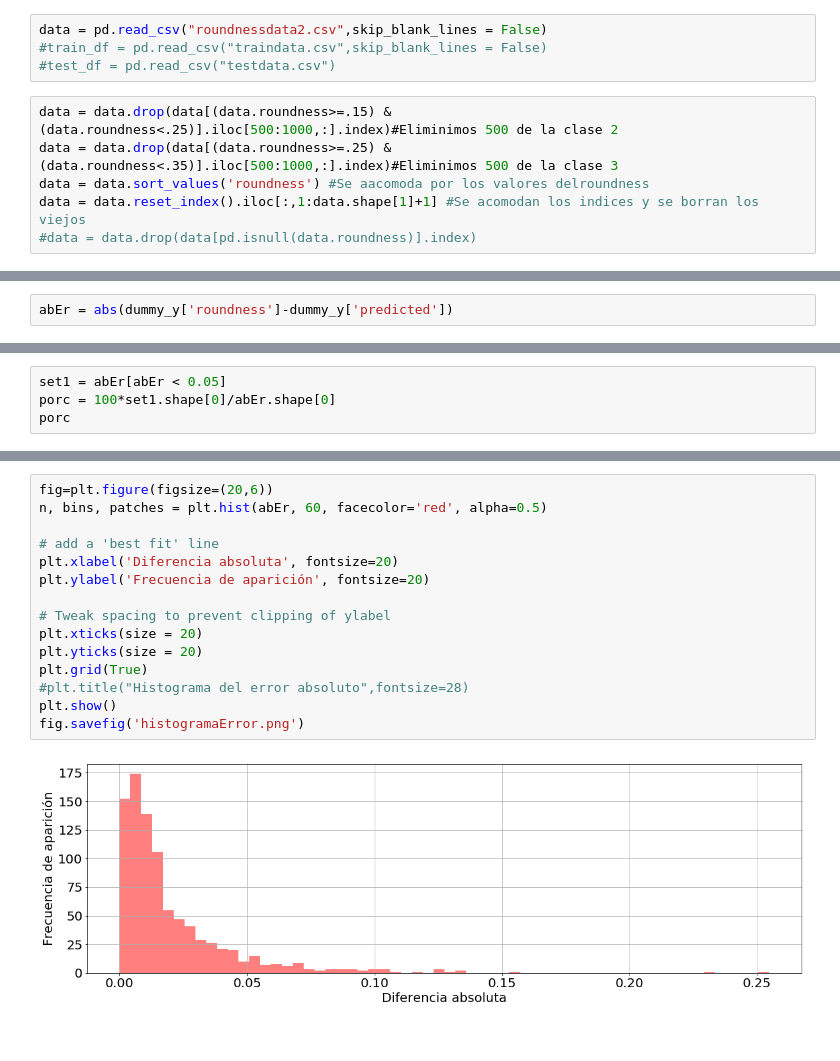
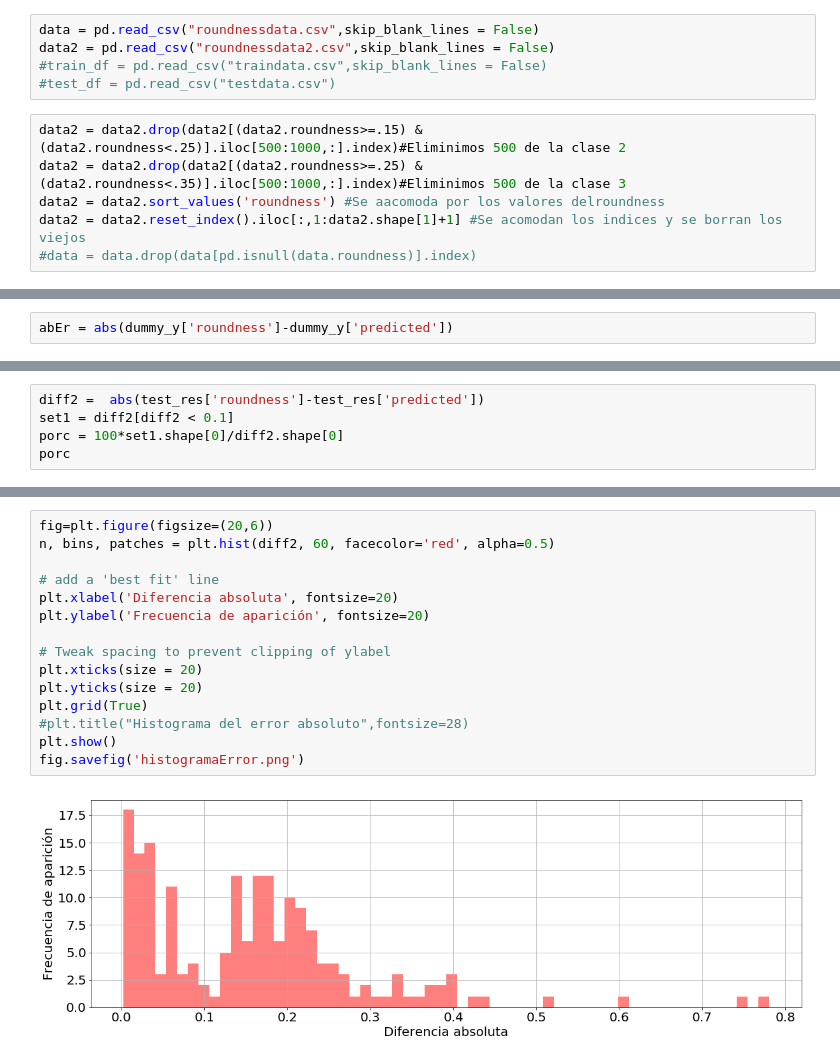
Before and after one commit to Gamalielmch/Morphology, a Jupyter notebook: Jupyter Neural Network/roundness.ipynb, the cells around one changed output, grey strips where cells are left out. Saved outputs shown, nothing was run; the diff lists cells and outputs as text.

```diff
--- a/Jupyter Neural Network/roundness.ipynb
+++ b/Jupyter Neural Network/roundness.ipynb
@@ -32,12 +32,13 @@ C:\Users\HeavyRain350\Anaconda3\lib\site-packages\numpy\.libs\libopenblas.NOIJJG
 C:\Users\HeavyRain350\Anaconda3\lib\site-packages\numpy\.libs\libopenblas.PYQHXLVVQ7VESDPUVUADXEVJOBGHJPAY.gfortran-win_amd64.dll
   stacklevel=1)
 # %%
-data = pd.read_csv("roundnessdata2.csv",skip_blank_lines = False)
+data = pd.read_csv("roundnessdata.csv",skip_blank_lines = False)
+data2 = pd.read_csv("roundnessdata2.csv",skip_blank_lines = False)
 #train_df = pd.read_csv("traindata.csv",skip_blank_lines = False)
 #test_df = pd.read_csv("testdata.csv")
 # %%
-data = data.drop(data[(data.roundness>=.15) & (data.roundness<.25)].iloc[500:1000,:].index)#Eliminimos 500 de la clase 2
-data = data.drop(data[(data.roundness>=.25) & (data.roundness<.35)].iloc[500:1000,:].index)#Eliminimos 500 de la clase 3
-data = data.sort_values('roundness') #Se aacomoda por los valores delroundness
-data = data.reset_index().iloc[:,1:data.shape[1]+1] #Se acomodan los indices y se borran los viejos
+data2 = data2.drop(data2[(data2.roundness>=.15) & (data2.roundness<.25)].iloc[500:1000,:].index)#Eliminimos 500 de la clase 2
+data2 = data2.drop(data2[(data2.roundness>=.25) & (data2.roundness<.35)].iloc[500:1000,:].index)#Eliminimos 500 de la clase 3
+data2 = data2.sort_values('roundness') #Se aacomoda por los valores delroundness
+data2 = data2.reset_index().iloc[:,1:data2.shape[1]+1] #Se acomodan los indices y se borran los viejos
 #data = data.drop(data[pd.isnull(data.roundness)].index)
@@ -438,5 +431,6 @@ porc
 # %%
-set1 = abEr[abEr < 0.05]
-porc = 100*set1.shape[0]/abEr.shape[0]
+diff2 =  abs(test_res['roundness']-test_res['predicted'])
+set1 = diff2[diff2 < 0.1]
+porc = 100*set1.shape[0]/diff2.shape[0]
 porc
 # %% [output]
@@ -483,17 +476,17 @@ dummy_y
 # %%
 fig=plt.figure(figsize=(20,6))
-n, bins, patches = plt.hist(abEr, 60, facecolor='red', alpha=0.5)
+n, bins, patches = plt.hist(diff2, 60, facecolor='red', alpha=0.5)
 
 # add a 'best fit' line
 plt.xlabel('Diferencia absoluta', fontsize=20)
 plt.ylabel('Frecuencia de aparición', fontsize=20)
 
 # Tweak spacing to prevent clipping of ylabel
 plt.xticks(size = 20)
 plt.yticks(size = 20)
 plt.grid(True)
 #plt.title("Histograma del error absoluto",fontsize=28)
 plt.show()
 fig.savefig('histogramaError.png')
 # %% [output]
-[figure, old version]
+[figure, new version]
```
Also changed, not shown: parts of 27 cells of this notebook, 8 other files.
